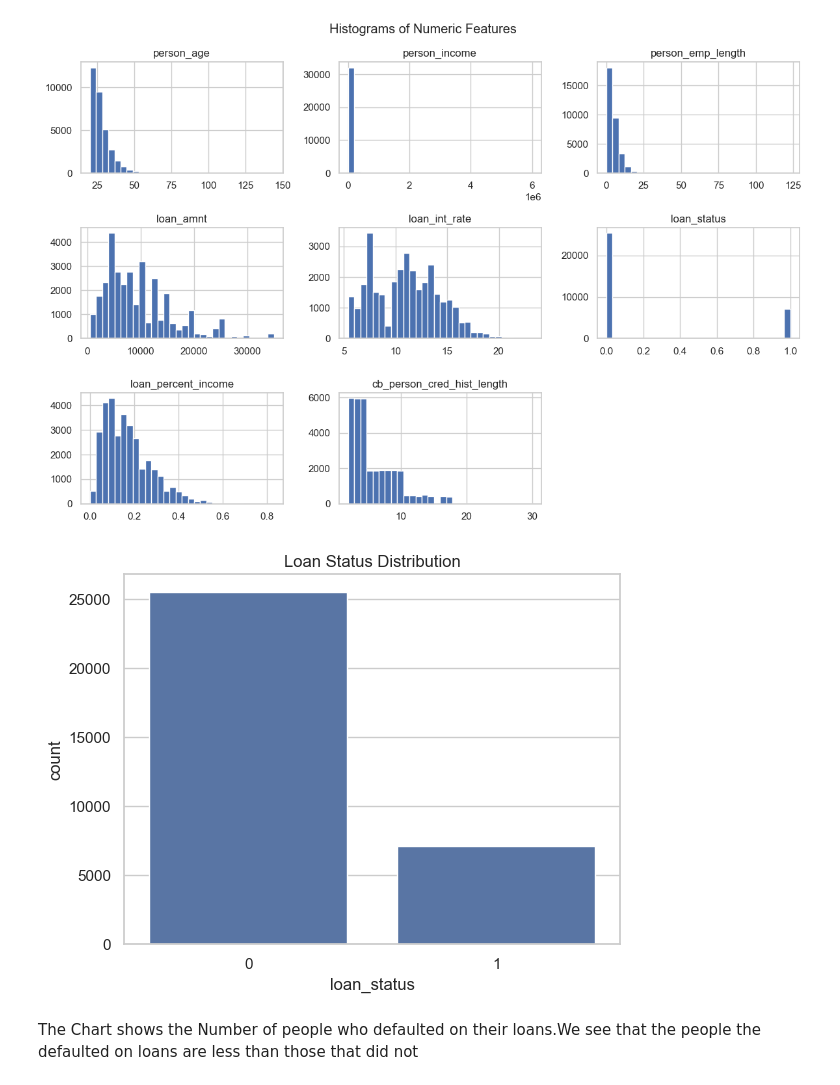
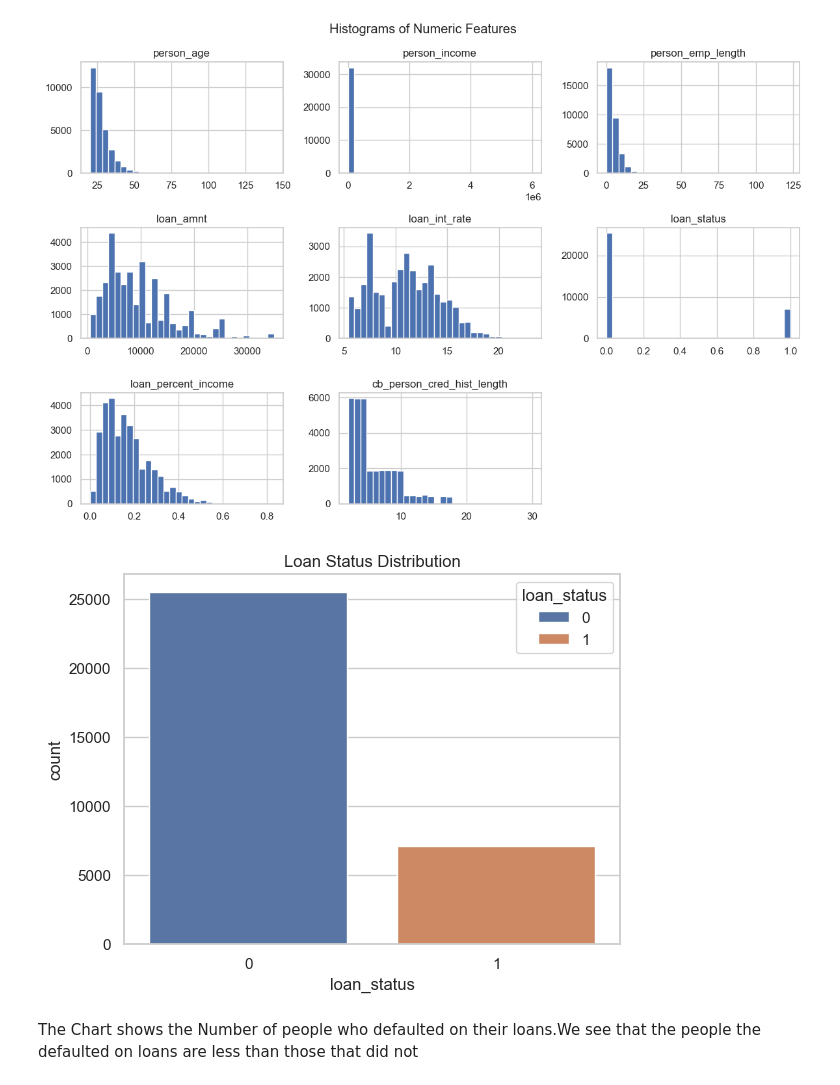
Before and after one commit to pye024/Loan-Default, a Jupyter notebook: notebooks/prep_EDA.ipynb, the cells around one changed output. Cells and saved outputs as stored; diff of their text form; code cells hidden in the pictures.

```diff
--- a/notebooks/prep_EDA.ipynb
+++ b/notebooks/prep_EDA.ipynb
@@ -152,11 +151,11 @@ plt.show()
 [figure]
 # %%
 # Loan status count plot
-sns.countplot(x='loan_status', data=df)
+sns.countplot(x='loan_status',hue="loan_status", data=df)
 plt.title('Loan Status Distribution')
 plt.show()
 # %% [output]
-[figure, old version]
+[figure, new version]
 # %% [markdown]
 The Chart shows the Number of people who defaulted on their loans.We see that the people the defaulted on loans are less than those that did not
 # %%
```
Also changed, not shown: parts of 6 cells of this notebook, 7 other files.
